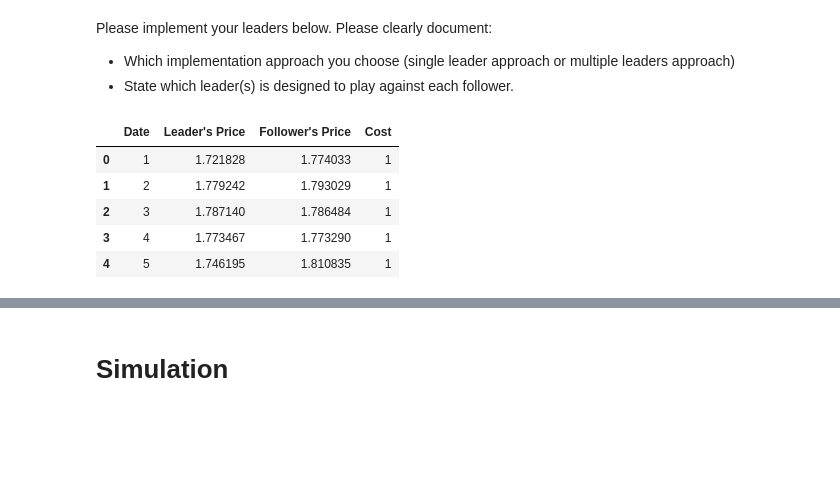
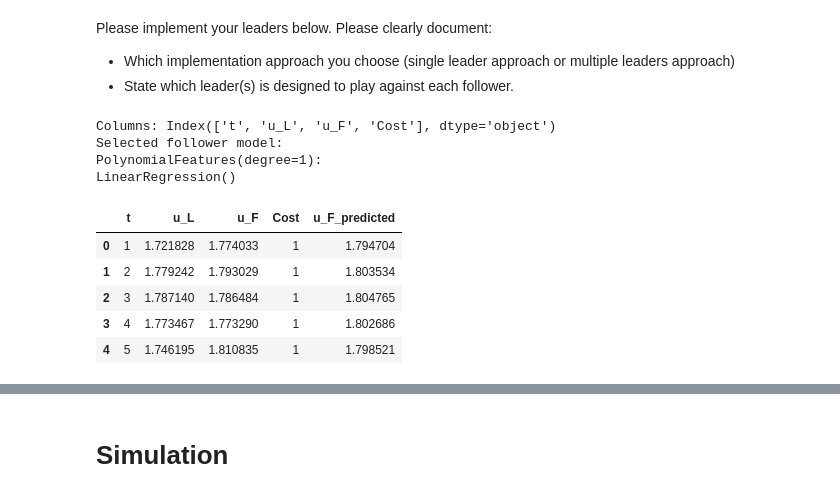
Before and after one commit to TroubledBagels/CGT_CWK, a Jupyter notebook: comp34612_project.ipynb, the cells around one changed output, grey strips where cells are left out. Saved outputs shown, nothing was run; the diff lists cells and outputs as text; code cells hidden in the pictures; blank space fills up the shorter version.

Commit message:
Train polynomial model for Follower MK1

```diff
--- a/comp34612_project.ipynb
+++ b/comp34612_project.ipynb
@@ -257,30 +257,3 @@ assert isinstance(group_num, int), f"Expected an integer for group_num, but got
 Please implement your leaders below. Please clearly document:
 *   Which implementation approach you choose (single leader approach or multiple leaders approach)
 *   State which leader(s) is designed to play against each follower.
-# %%
-import os
-
-class MK1Leader(Leader):
-    def __init__(self, name, engine):
-        super().__init__(name, engine)
-        self.import_data(data_path='./data.xlsx')
-        self.train_follower_model()
-
-    def __leader_demand(self, u_L, u_F):
-      return 2 - u_L + (0.3 * u_F)
-
-    def __leader_profit(self, u_L, u_F):
-      return (u_L - c_L) * self.__leader_demand_L(u_L, u_F)
-
-    def import_data(self, data_path):
-      if not os.path.exists(data_path):
-        raise FileNotFoundError(f"Data file not found at path: {data_path}")
-
-      xls = pd.ExcelFile(data_path)
-      self.historical_data = pd.read_excel(xls, 'Follower_Mk1')
-
-    def train_follower_model(self):
-      pass
-
-    def new_price(self, date: int):
-        return 1.5 + random.random() * 0.1
@@ -287,11 +337,20 @@ class MK1Leader(Leader):
 # %%
 engine = Engine()
 leader = MK1Leader("MK1", engine)
+leader.historical_data['u_F_predicted'] = leader.follower_model.predict(
+    leader.follower_model_poly.fit_transform(
+        leader.historical_data[['u_L', 't']]
+    )
+)
 leader.historical_data.head()
 # %% [output]
+Columns: Index(['t', 'u_L', 'u_F', 'Cost'], dtype='object')
+Selected follower model:
+PolynomialFeatures(degree=1):
+LinearRegression()
-|  | Date | Leader's Price | Follower's Price | Cost |
-| 0 | 1 | 1.721828 | 1.774033 | 1 |
-| 1 | 2 | 1.779242 | 1.793029 | 1 |
-| 2 | 3 | 1.787140 | 1.786484 | 1 |
-| 3 | 4 | 1.773467 | 1.773290 | 1 |
-| 4 | 5 | 1.746195 | 1.810835 | 1 |
+|  | t | u_L | u_F | Cost | u_F_predicted |
+| 0 | 1 | 1.721828 | 1.774033 | 1 | 1.794704 |
+| 1 | 2 | 1.779242 | 1.793029 | 1 | 1.803534 |
+| 2 | 3 | 1.787140 | 1.786484 | 1 | 1.804765 |
+| 3 | 4 | 1.773467 | 1.773290 | 1 | 1.802686 |
+| 4 | 5 | 1.746195 | 1.810835 | 1 | 1.798521 |
```
Also changed, not shown: parts of 3 cells of this notebook.
